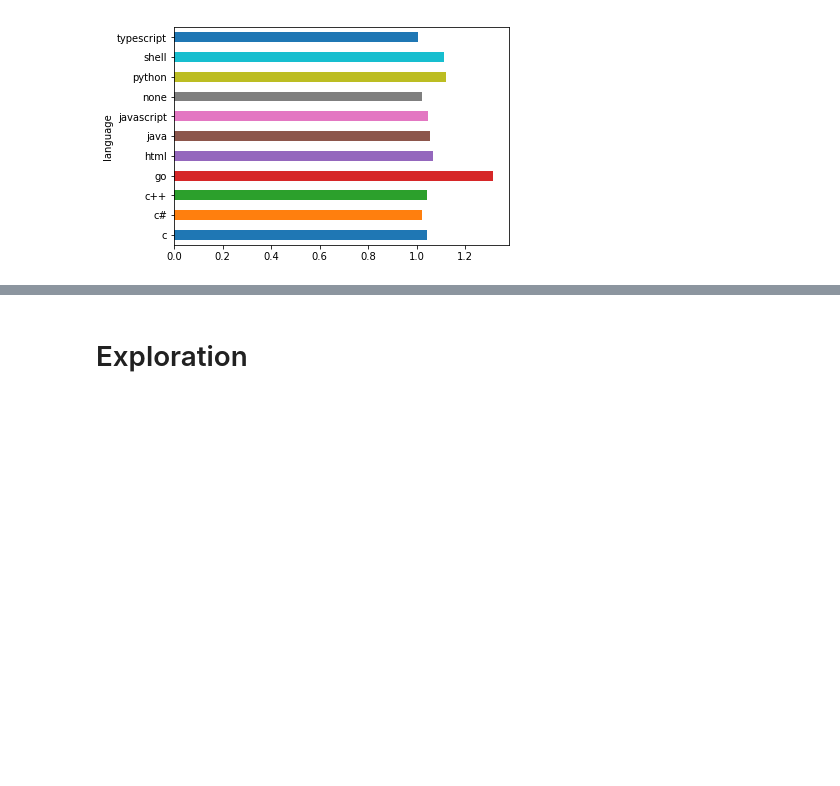
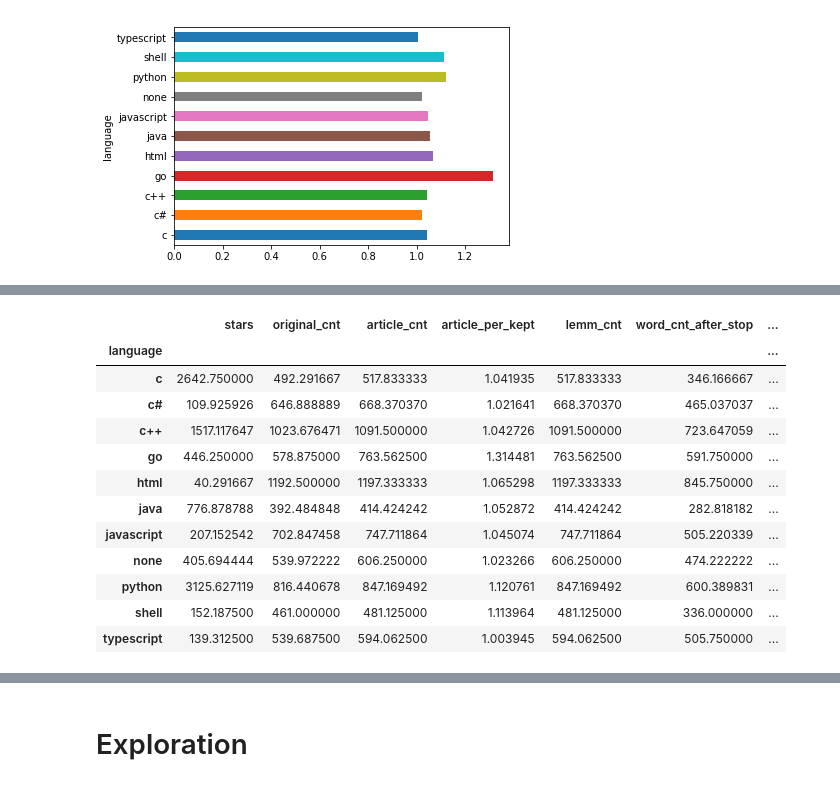
Before and after one commit to codeup-cyber-linguists/languages-classifier, a Jupyter notebook: group_github_language_classifier.ipynb, the cells around one changed output, grey strips where cells are left out. Cells and saved outputs as stored; diff of their text form; code cells hidden in the pictures; blank space fills up the shorter version.

```diff
--- a/group_github_language_classifier.ipynb
+++ b/group_github_language_classifier.ipynb
@@ -843,0 +879,20 @@ df.groupby('language')['article_per_kept'].mean().plot.barh()
+# %%
+mean_df[['Words Gained During Basic Clean']] = mean_df[['original_cnt']]
+mean_df[['Words Lost After Stop Words']] = mean_df[['original_cnt']]
+mean_df[['Words Gained During Basic Clean']] = pd.DataFrame(mean_df.article_cnt - mean_df.original_cnt)
+mean_df[['Words Lost After Stop Words']] = pd.DataFrame(mean_df['article_cnt'] - mean_df['word_cnt_after_stop'])
+mean_df
+# %% [output]
+|  | stars | original_cnt | article_cnt | article_per_kept | lemm_cnt | word_cnt_after_stop | ... |
+| language |  |  |  |  |  |  | ... |
+| c | 2642.750000 | 492.291667 | 517.833333 | 1.041935 | 517.833333 | 346.166667 | ... |
+| c# | 109.925926 | 646.888889 | 668.370370 | 1.021641 | 668.370370 | 465.037037 | ... |
+| c++ | 1517.117647 | 1023.676471 | 1091.500000 | 1.042726 | 1091.500000 | 723.647059 | ... |
+| go | 446.250000 | 578.875000 | 763.562500 | 1.314481 | 763.562500 | 591.750000 | ... |
+| html | 40.291667 | 1192.500000 | 1197.333333 | 1.065298 | 1197.333333 | 845.750000 | ... |
+| java | 776.878788 | 392.484848 | 414.424242 | 1.052872 | 414.424242 | 282.818182 | ... |
+| javascript | 207.152542 | 702.847458 | 747.711864 | 1.045074 | 747.711864 | 505.220339 | ... |
+| none | 405.694444 | 539.972222 | 606.250000 | 1.023266 | 606.250000 | 474.222222 | ... |
+| python | 3125.627119 | 816.440678 | 847.169492 | 1.120761 | 847.169492 | 600.389831 | ... |
+| shell | 152.187500 | 461.000000 | 481.125000 | 1.113964 | 481.125000 | 336.000000 | ... |
+| typescript | 139.312500 | 539.687500 | 594.062500 | 1.003945 | 594.062500 | 505.750000 | ... |
```
Also changed, not shown: parts of 5 cells of this notebook.
